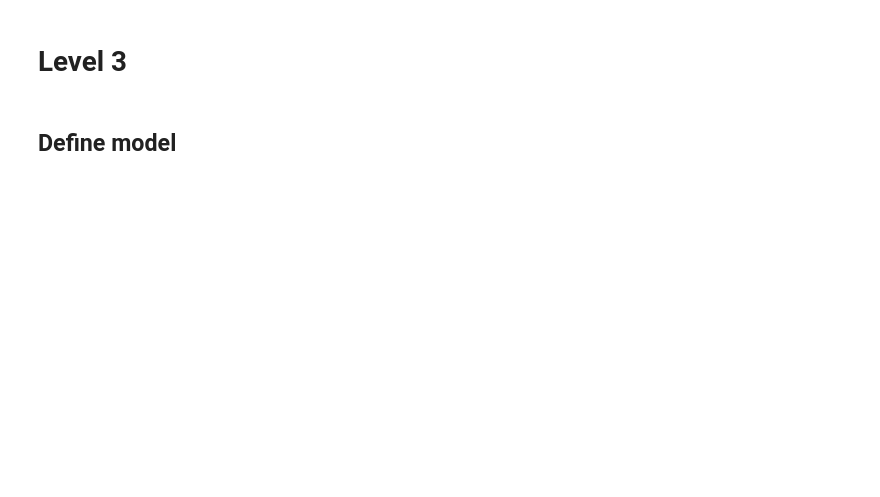
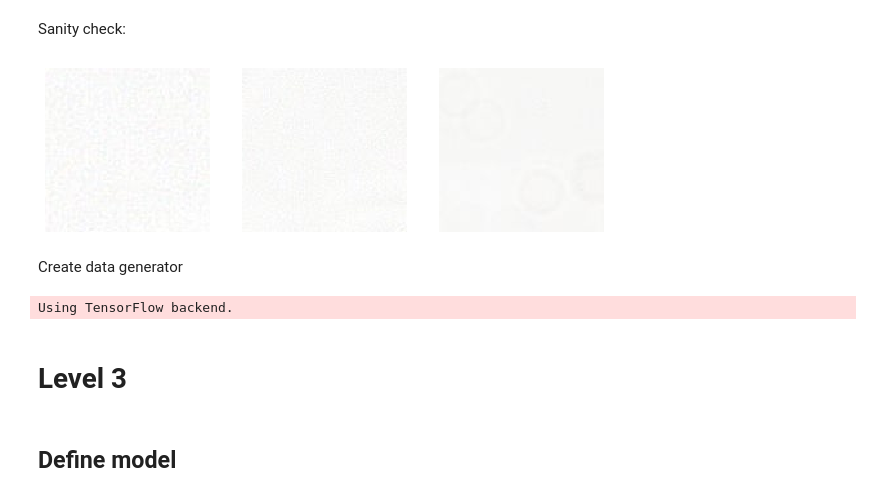
Before and after one commit to Queensize706/Detection-and-Classification-of-breast-cancer-in-slide-images, a Jupyter notebook: Concatenation2.ipynb, the cells around one changed output. Saved outputs shown, nothing was run; the diff lists cells and outputs as text; code cells hidden in the pictures; blank space fills up the shorter version.

```diff
--- a/Concatenation2.ipynb
+++ b/Concatenation2.ipynb
@@ -125,0 +40,5 @@ model5.load_weights('model_tumor_level5.h5')
+# %%
+import glob
+import numpy as np
+ind_mask = np.load(PATH + 'mask_all.npy')
+ind_slide = np.load(PATH + 'slide_all.npy')
@@ -125,0 +117,7 @@ model5.load_weights('model_tumor_level5.h5')
+# %%
+import sklearn
+from sklearn.model_selection import train_test_split
+
+train, val = train_test_split(X_slide, random_state=42)
+print('Length of training set: ',len(train))
+train[0:5]
@@ -125,0 +210,23 @@ model5.load_weights('model_tumor_level5.h5')
+# %%
+slide = open_slide(slide_path)
+print ("Read WSI from %s with width: %d, height: %d" % (slide_path,
+                                                        slide.level_dimensions[0][0],
+                                                        slide.level_dimensions[0][1]))
+
+tumor_mask = open_slide(tumor_mask_path)
+print ("Read tumor mask from %s" % (tumor_mask_path))
+
+max_level = min(slide.level_dimensions, tumor_mask.level_dimensions)
+
+print("Slide includes %d levels", len(slide.level_dimensions))
+for i in range(len(max_level)):
+    print("Level %d, dimensions: %s downsample factor %d" % (i,
+                                                            slide.level_dimensions[i],
+                                                            slide.level_downsamples[i]))
+    assert tumor_mask.level_dimensions[i][0] == slide.level_dimensions[i][0]
+    assert tumor_mask.level_dimensions[i][1] == slide.level_dimensions[i][1]
+
+# Verify downsampling works as expected
+width, height = slide.level_dimensions[7]
+assert width * slide.level_downsamples[7] == slide.level_dimensions[0][0]
+assert height * slide.level_downsamples[7] == slide.level_dimensions[0][1]
@@ -125,0 +246,16 @@ model5.load_weights('model_tumor_level5.h5')
+# %% [markdown]
+Sanity check:
+# %%
+im_013 = get_multi_level_imgs('001', levels=[0, 1, 3], width=128, height=128, x=6000, y=4000)
+# x: x_axis in level3
+# y: y_axis in level3
+
+fig, axes = plt.subplots(1, 3, figsize=(10, 10*3))
+
+for i in range(3):
+  axes[i].imshow(im_013[..., i*3: (i+1)*3])
+  axes[i].axis('off')
+# %% [output]
+[figure, added]
+# %% [markdown]
+Create data generator
@@ -126,3 +344,23 @@ model5.load_weights('model_tumor_level5.h5')
+# %%
+import numpy as np
+import gc
+
+from keras.models import Sequential
+# from my_classes import DataGenerator
+
+# Parameters
+params = {'dim': (128,128),
+          'batch_size': 32,
+          'n_classes': 2,
+          'n_channels': 3,
+          'shuffle': True}
+
+
+# Generators
+training_generator = DataGenerator('train', labels, **params)
+validation_generator = DataGenerator('validation', labels, **params)
+# %% [output]
+Using TensorFlow backend.
 # %% [markdown]
 # Level 3
 # %% [markdown]
```
Also changed, not shown: parts of 69 cells of this notebook.
